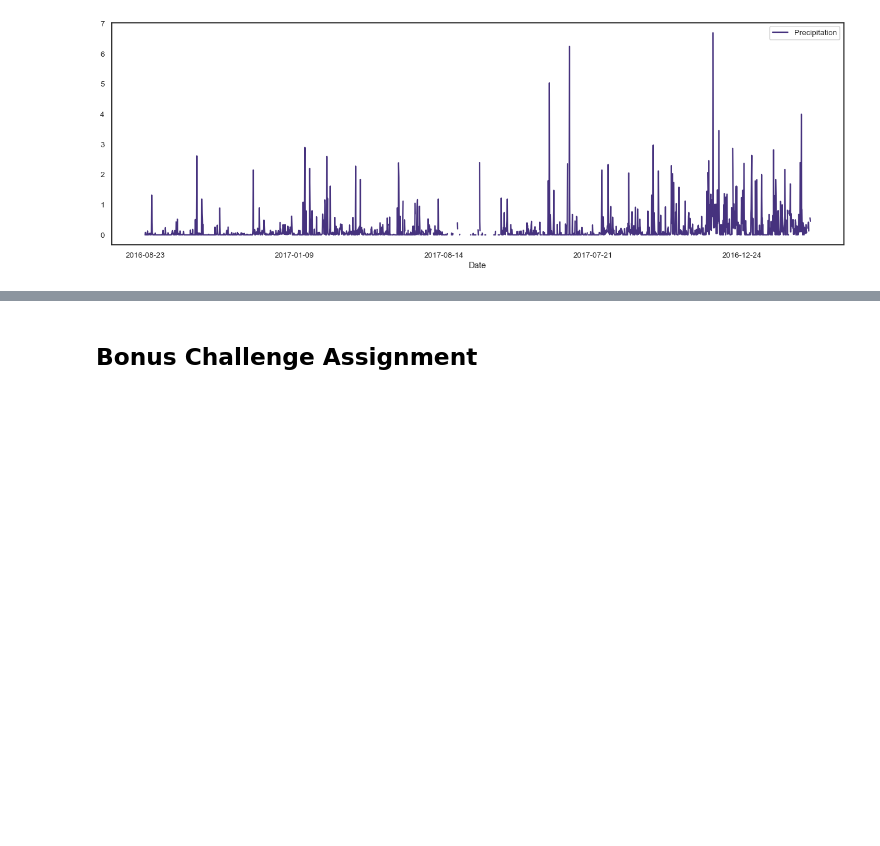
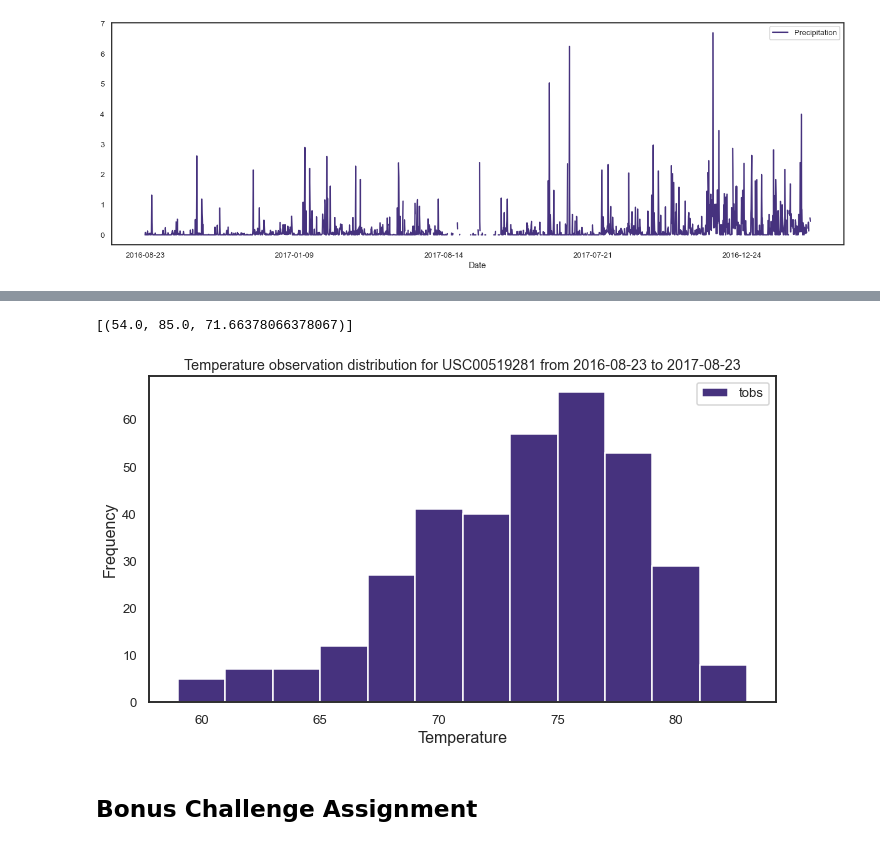
Before and after one commit to llambrano/sqlalchemy-challenge, a Jupyter notebook: climate_starter.ipynb, the cells around one changed output, grey strips where cells are left out. Cells and saved outputs as stored; diff of their text form; code cells hidden in the pictures; blank space fills up the shorter version.

Commit message:
graphs

```diff
--- a/climate_starter.ipynb
+++ b/climate_starter.ipynb
@@ -98,3 +114,6 @@ prcp_df.plot()
 # %%
 # What are the most active stations? (i.e. what stations have the most rows)?
 # List the stations and the counts in descending order.
+act = session.query(Measurement.station, func.count(Measurement.station)).\
+group_by(Measurement.station).order_by(func.count(Measurement.station).desc()).all()
+act
@@ -101,3 +130,12 @@ prcp_df.plot()
 # %%
 # Using the station id from the previous query, calculate the lowest temperature recorded,
 # highest temperature recorded, and average temperature of the most active station?
+sel = [func.min(Measurement.tobs),
+       func.max(Measurement.tobs),
+       func.avg(Measurement.tobs)]
+minmaxave = session.query(*sel).\
+filter(Measurement.station == "USC00519281" ).\
+order_by(Measurement.tobs).all()
+minmaxave
+# %% [output]
+[(54.0, 85.0, 71.66378066378067)]
@@ -107,3 +142,29 @@ prcp_df.plot()
+# %%
+mm = act[0][0] # Choose the station with the highest number of temperature observations.
+
+last_day_r = latest_day = dt.date(2017,8,23)
+delta = last_day_r - dt.timedelta(days=365)
+last_day = session.query(Measurement.date).\
+    order_by(Measurement.date.desc()).first()
+
+# Query the last 12 months of temperature observation data for this station and plot the results as a histogram
+
+t = session.query(Measurement.tobs).filter(Measurement.date >= delta).\
+    filter(Measurement.date <= last_day_r).\
+    filter(Measurement.station == mm).all()
+
+
+aaa = list(np.ravel(t))
+plt.figure(figsize=(10,6))
+plt.hist(aaa, bins=12)
+plt.title("Temperature observation distribution for {0} from {1} to {2}".format(mm, delta,last_day_r))
+plt.ylabel('Frequency', fontsize=16)
+plt.xlabel('Temperature', fontsize=16)
+labels = ['tobs']
+plt.legend(labels)
+plt.show()
+# %% [output]
+[figure, added]
 # %% [markdown]
 ## Bonus Challenge Assignment
 # %%
```
Also changed, not shown: parts of 4 cells of this notebook.
